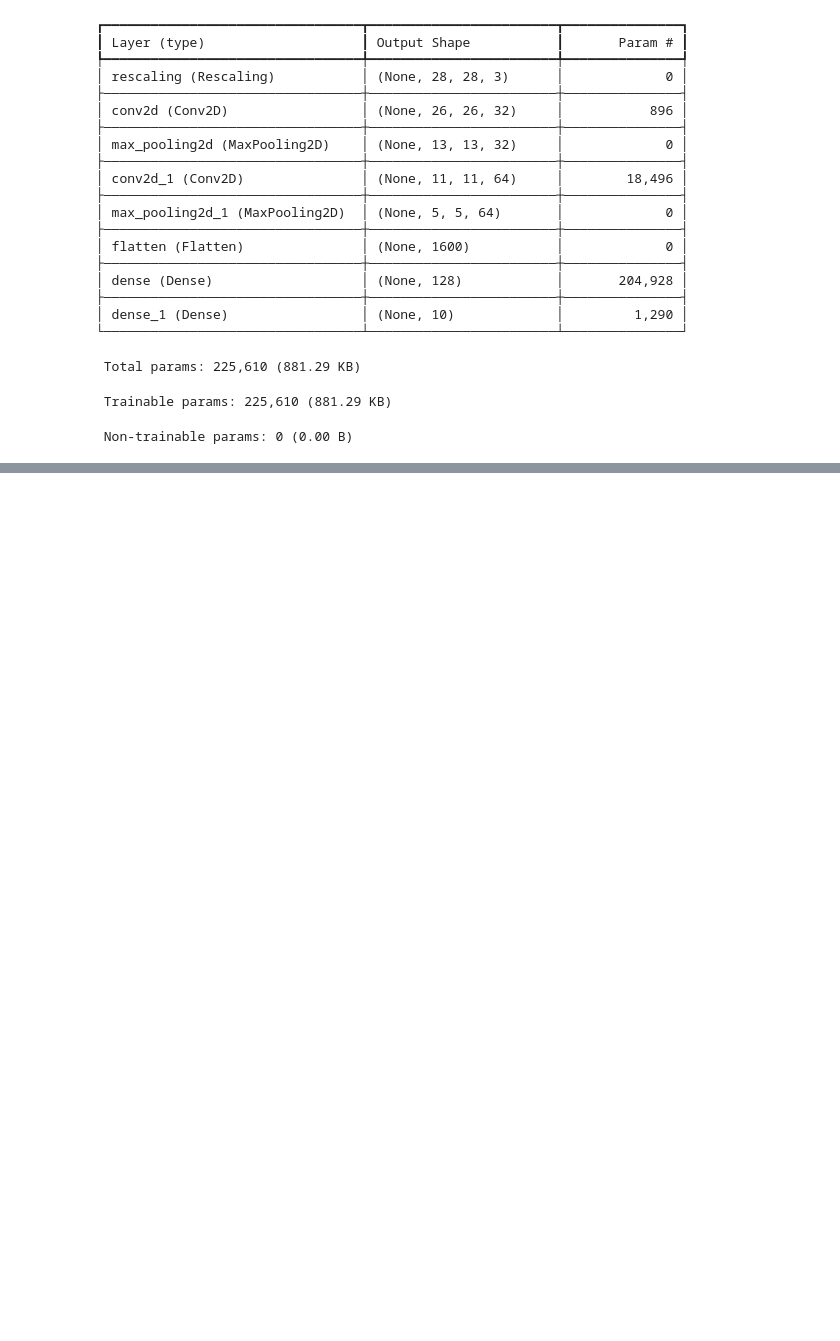
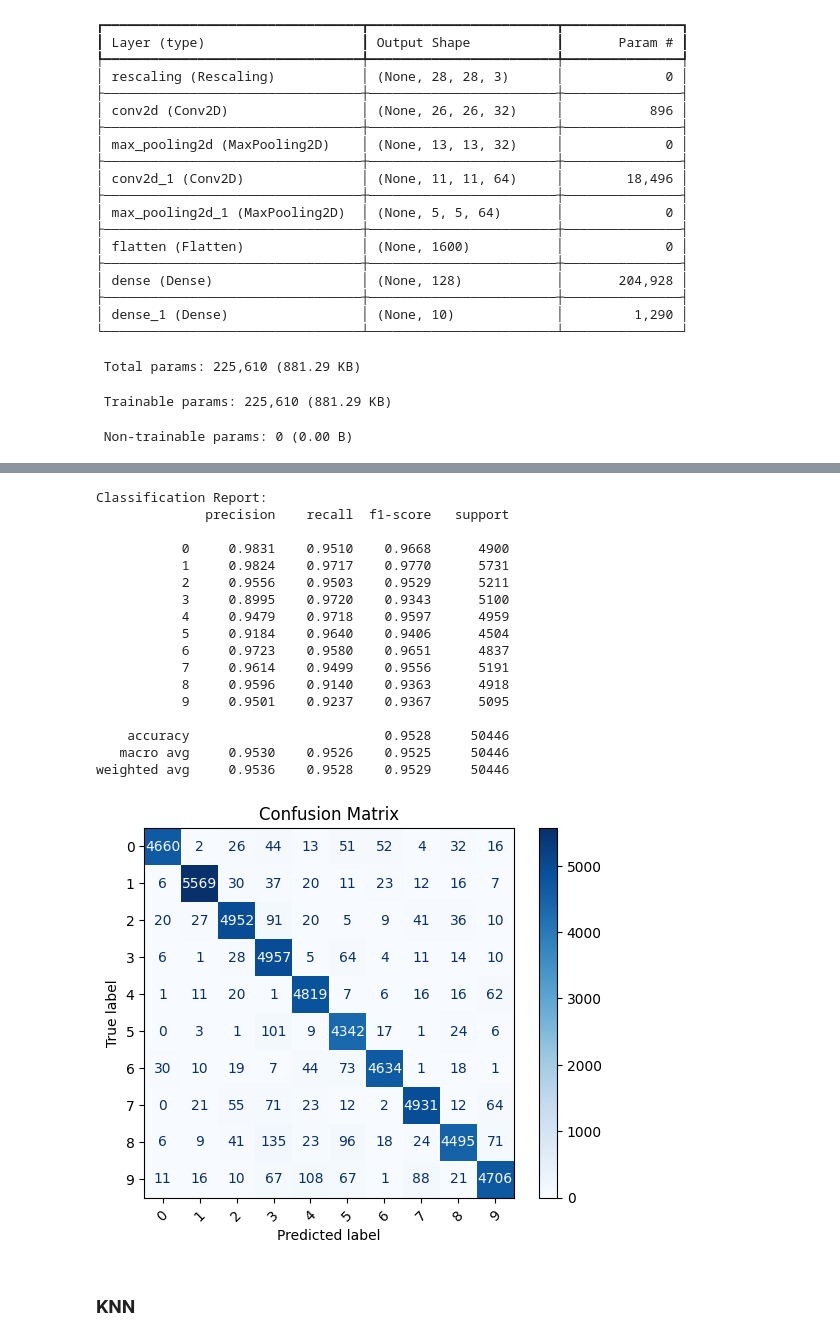
Before and after one commit to DanielRasho/DS-lab3, a Jupyter notebook: Laboratorio3.ipynb, the cells around one changed output, grey strips where cells are left out. Cells and saved outputs as stored; diff of their text form; code cells hidden in the pictures; blank space fills up the shorter version.

```diff
--- a/Laboratorio3.ipynb
+++ b/Laboratorio3.ipynb
@@ -544,0 +628,21 @@ KeyboardInterrupt:
+# %%
+# Get predictions and true labels
+y_true = []
+y_pred = []
+
+for images, labels in test_ds:
+    preds = cnn_model_2.predict(images, verbose=0)
+    y_true.extend(labels.numpy())
+    y_pred.extend(np.argmax(preds, axis=1))
+
+# Classification report
+print("\nClassification Report:")
+print(classification_report(y_true, y_pred, digits=4))
+
+# Confusion matrix
+cm = confusion_matrix(y_true, y_pred)
+disp = ConfusionMatrixDisplay(confusion_matrix=cm, display_labels=[str(i) for i in range(10)])
+disp.plot(cmap=plt.cm.Blues, xticks_rotation=45)
+plt.title("Confusion Matrix")
+plt.show()
+# %% [output]
@@ -544,0 +650,20 @@ KeyboardInterrupt:
+Classification Report:
+              precision    recall  f1-score   support
+
+           0     0.9831    0.9510    0.9668      4900
+           1     0.9824    0.9717    0.9770      5731
+           2     0.9556    0.9503    0.9529      5211
+           3     0.8995    0.9720    0.9343      5100
+           4     0.9479    0.9718    0.9597      4959
+           5     0.9184    0.9640    0.9406      4504
+           6     0.9723    0.9580    0.9651      4837
+           7     0.9614    0.9499    0.9556      5191
+           8     0.9596    0.9140    0.9363      4918
+           9     0.9501    0.9237    0.9367      5095
+
+    accuracy                         0.9528     50446
+   macro avg     0.9530    0.9526    0.9525     50446
+weighted avg     0.9536    0.9528    0.9529     50446
+[figure, added]
+# %% [markdown]
+### KNN
```
Also changed, not shown: parts of 32 cells of this notebook.
